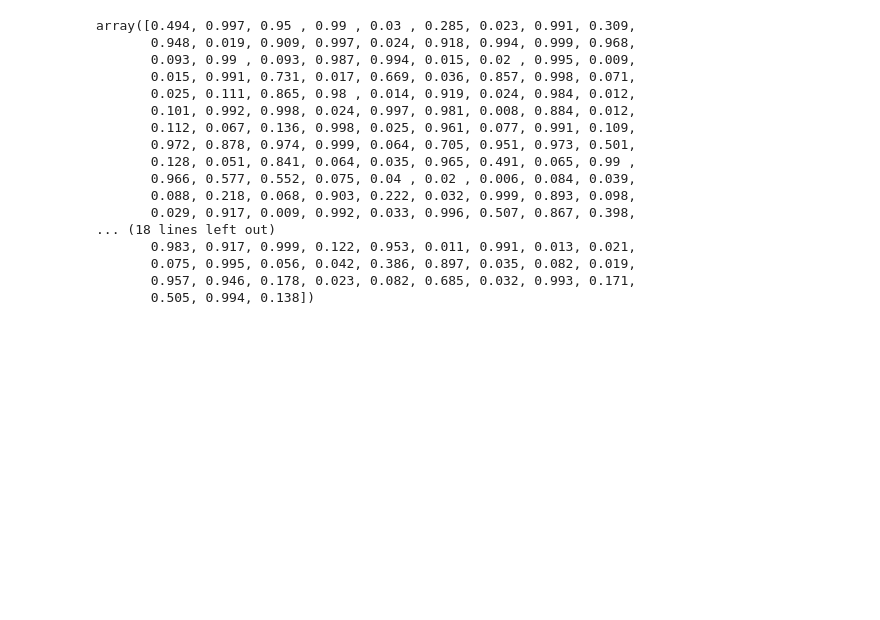
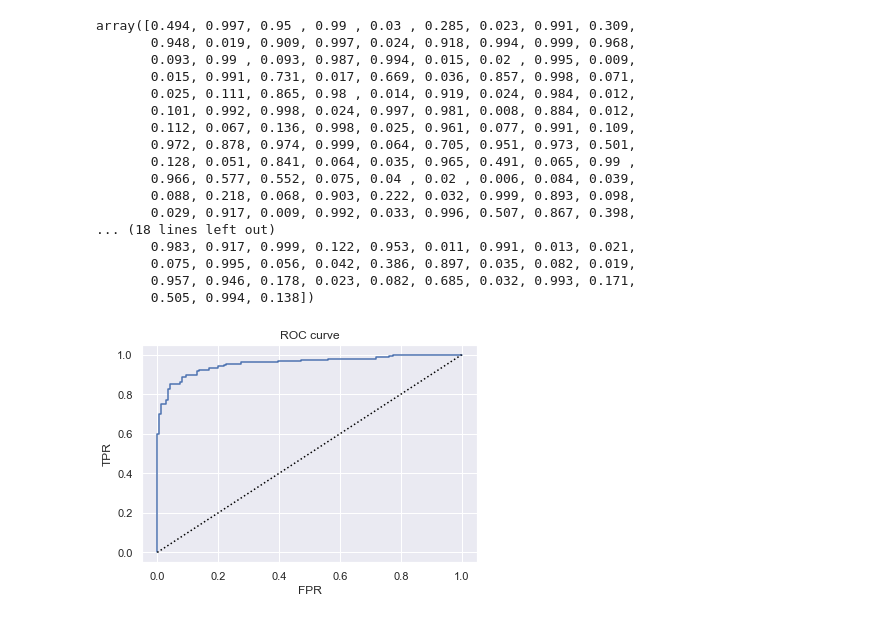
Before and after one commit to fabiobarreto-data-science/Data-Science---Let-s-Code, a Jupyter notebook: Regressão logística revisão.ipynb, the cells around one changed output. Drawn from its saved outputs; the diff is of its cells as text; code cells hidden in the pictures; blank space fills up the shorter version.

```diff
--- a/Regressão logística revisão.ipynb
+++ b/Regressão logística revisão.ipynb
@@ -725,0 +710,17 @@ array([0.494, 0.997, 0.95 , 0.99 , 0.03 , 0.285, 0.023, 0.991, 0.309,
+# %%
+fpr, tpr, thresholds = roc_curve(y_test, y_proba_1)
+# %%
+plt.title("ROC curve")
+
+plt.plot(fpr, tpr)
+
+plt.xlabel("FPR")
+plt.ylabel("TPR")
+
+x = np.linspace(0, 1, 100)
+y = x
+plt.plot(x, y, ls=":", color="black")
+
+plt.show()
+# %% [output]
+[figure, added]
```
Also changed, not shown: parts of 5 cells of this notebook.
